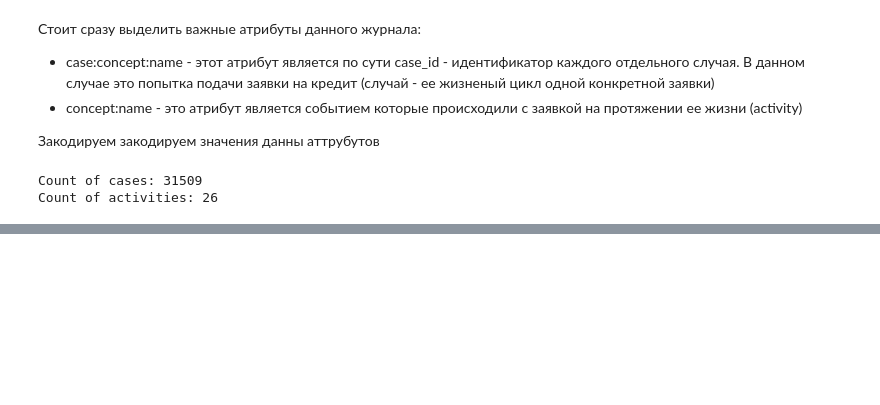
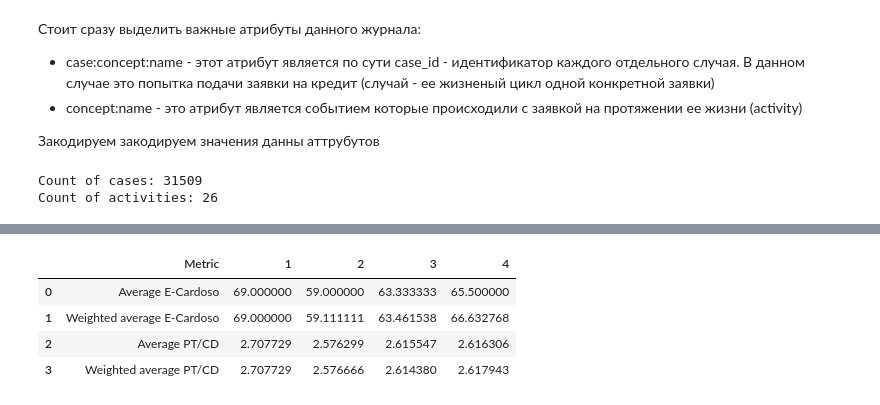
Before and after one commit to SomeoneNamedAnya/Course-Project-2024-2025, a Jupyter notebook: Algorithm/analysis_log_1.ipynb, the cells around one changed output, grey strips where cells are left out. Cells and saved outputs as stored; diff of their text form; code cells hidden in the pictures; blank space fills up the shorter version.

```diff
--- a/Algorithm/analysi_event_log.ipynb
+++ b/Algorithm/analysis_log_1.ipynb
@@ -178,0 +216,44 @@ print(df_0.shape, df_1.shape)
+# %%
+metric = Metrics.Metric()
+result = pd.DataFrame(columns=['Metric', '1', '2', '3', '4'])
+
+e_cardoso_average.append("Average E-Cardoso")
+e_cardoso_w_average.append("Weighted average E-Cardoso")
+pt_cd_average.append("Average PT/CD")
+pt_cd_w_average.append("Weighted average PT/CD")
+
+t_df = [pd.read_csv("../Data/BPI Challenge 2017/BPI Challenge 2017.csv") for _ in range(1)]
+t_df[0]["time:timestamp"] = pd.to_datetime(t_df[0]["time:timestamp"], format='ISO8601')
+ans, e_average, e_w_average = metric.e_cardoso(t_df)
+ans, pt_average, pt_w_average = metric.pt_cd(t_df)
+
+e_cardoso_average.append(e_average.copy())
+e_cardoso_w_average.append(e_w_average.copy())
+pt_cd_average.append(pt_average.copy())
+pt_cd_w_average.append(pt_w_average.copy())
+
+
+for i in range(2, 5):
+    t_df = [pd.read_csv("../Test/BPI Challenge 2017/" + str(i) + "/2/" + str(j) + ".csv") for j in range(i)]
+    for temp in t_df:
+        temp["time:timestamp"] = pd.to_datetime(temp["time:timestamp"], format='ISO8601')
+    ans, e_average, e_w_average = metric.e_cardoso(t_df)
+    ans, pt_average, pt_w_average = metric.pt_cd(t_df)
+
+    e_cardoso_average.append(e_average.copy())
+    e_cardoso_w_average.append(e_w_average.copy())
+    pt_cd_average.append(pt_average.copy())
+    pt_cd_w_average.append(pt_w_average.copy())
+# %%
+result.loc[len(result)] = e_cardoso_average[5:]
+result.loc[len(result)] = e_cardoso_w_average[5:]
+result.loc[len(result)] = pt_cd_average[5:]
+result.loc[len(result)] = pt_cd_w_average[5:]
+# %%
+result
+# %% [output]
+|  | Metric | 1 | 2 | 3 | 4 |
+| 0 | Average E-Cardoso | 69.000000 | 59.000000 | 63.333333 | 65.500000 |
+| 1 | Weighted average E-Cardoso | 69.000000 | 59.111111 | 63.461538 | 66.632768 |
+| 2 | Average PT/CD | 2.707729 | 2.576299 | 2.615547 | 2.616306 |
+| 3 | Weighted average PT/CD | 2.707729 | 2.576666 | 2.614380 | 2.617943 |
```
Also changed, not shown: parts of 38 cells of this notebook, 10 other files.
